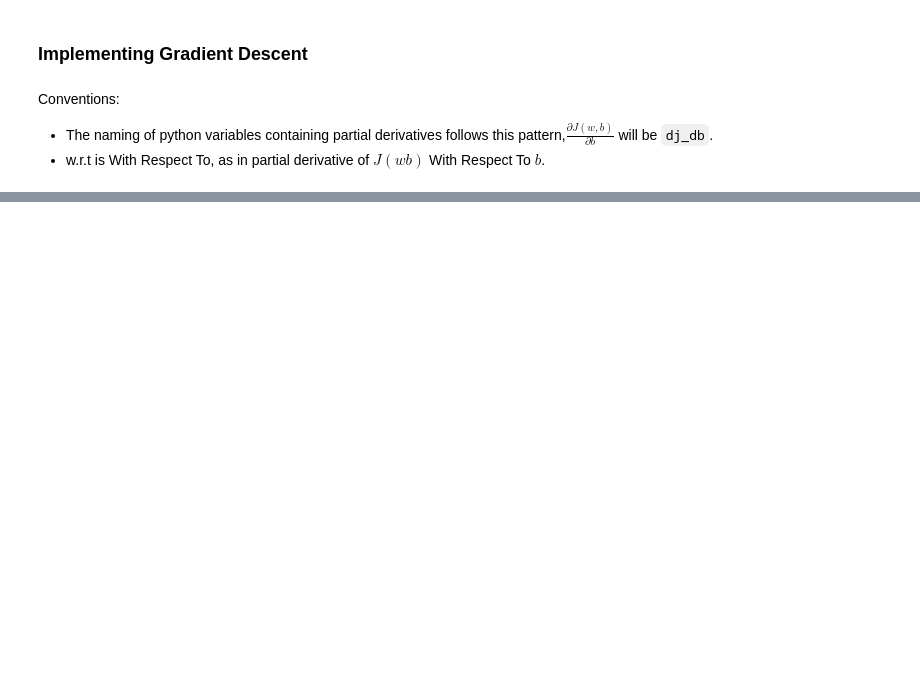
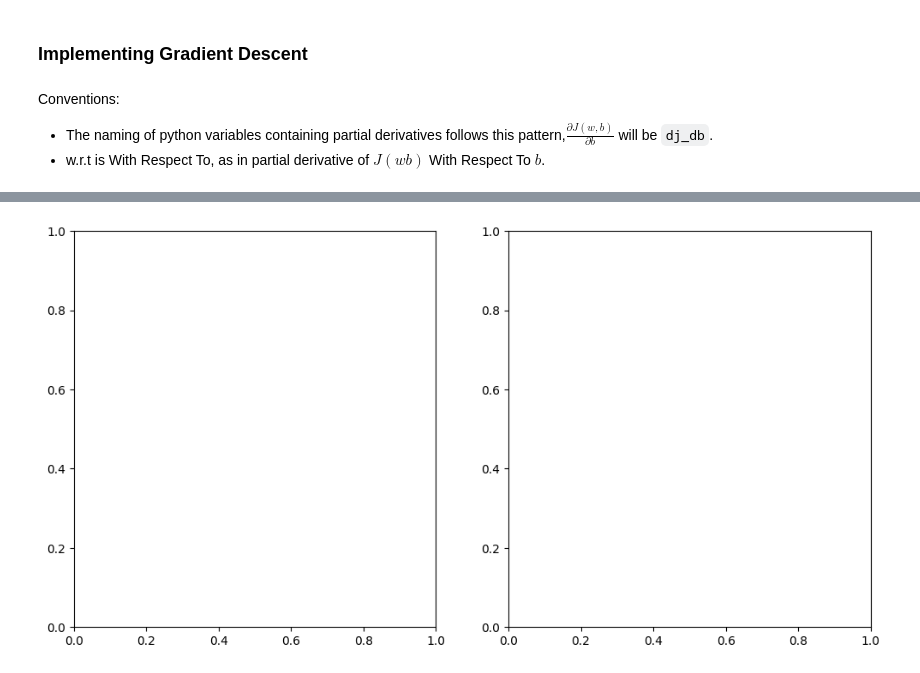
Before and after one commit to Luka-998/ml-concepts-visualized, a Jupyter notebook: LinearRegression/GradientDescent.ipynb, the cells around one changed output, grey strips where cells are left out. Drawn from its saved outputs; the diff is of its cells as text; code cells hidden in the pictures; blank space fills up the shorter version.

```diff
--- a/LinearRegression/GradientDescent.ipynb
+++ b/LinearRegression/GradientDescent.ipynb
@@ -123,0 +228,4 @@ compute_gradient(x1,y,w_range,b_range)
+# %%
+fig, ax = plt.subplots(1,2,figsize=(12,6))
+# %% [output]
+[figure, added]
```
Also changed, not shown: parts of 18 cells of this notebook.
